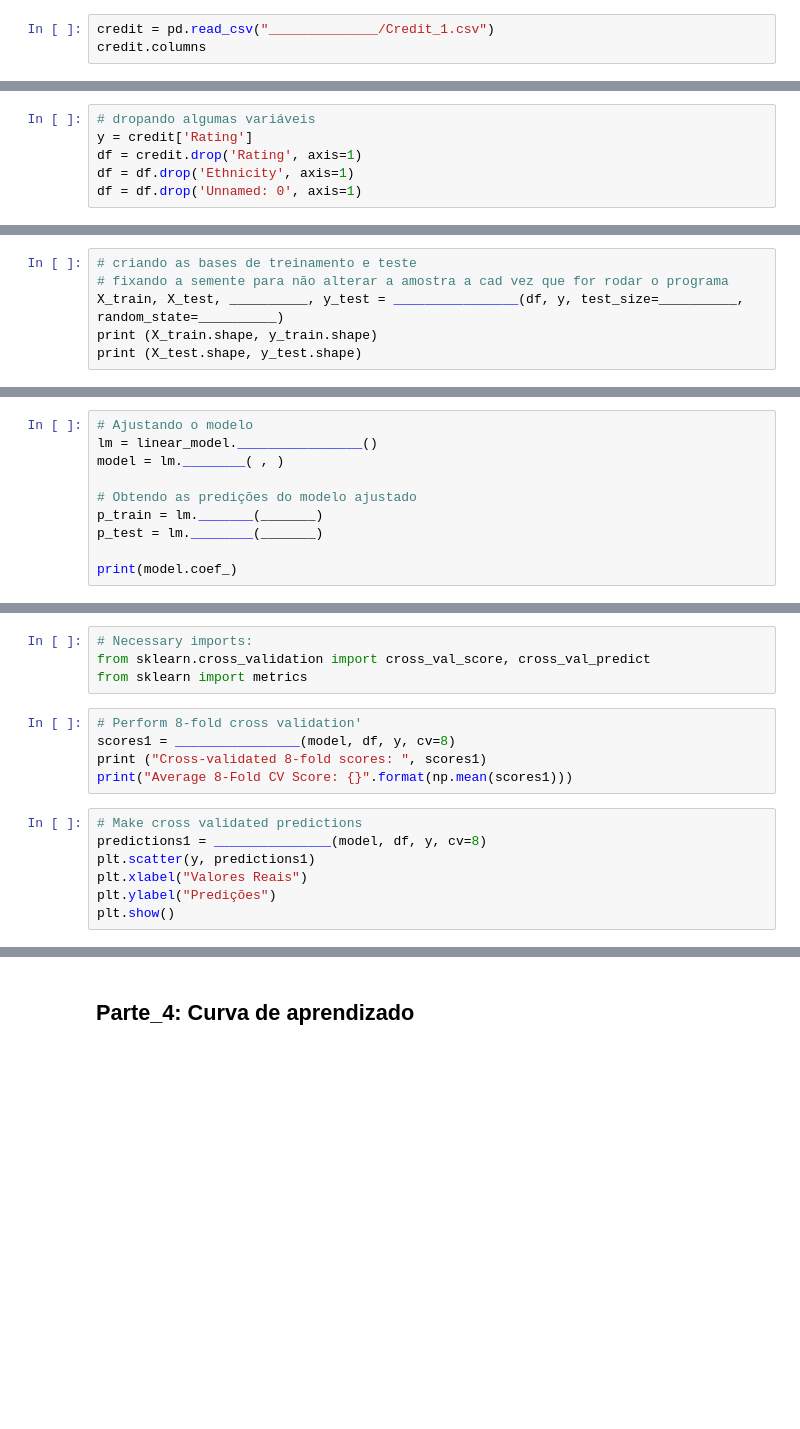
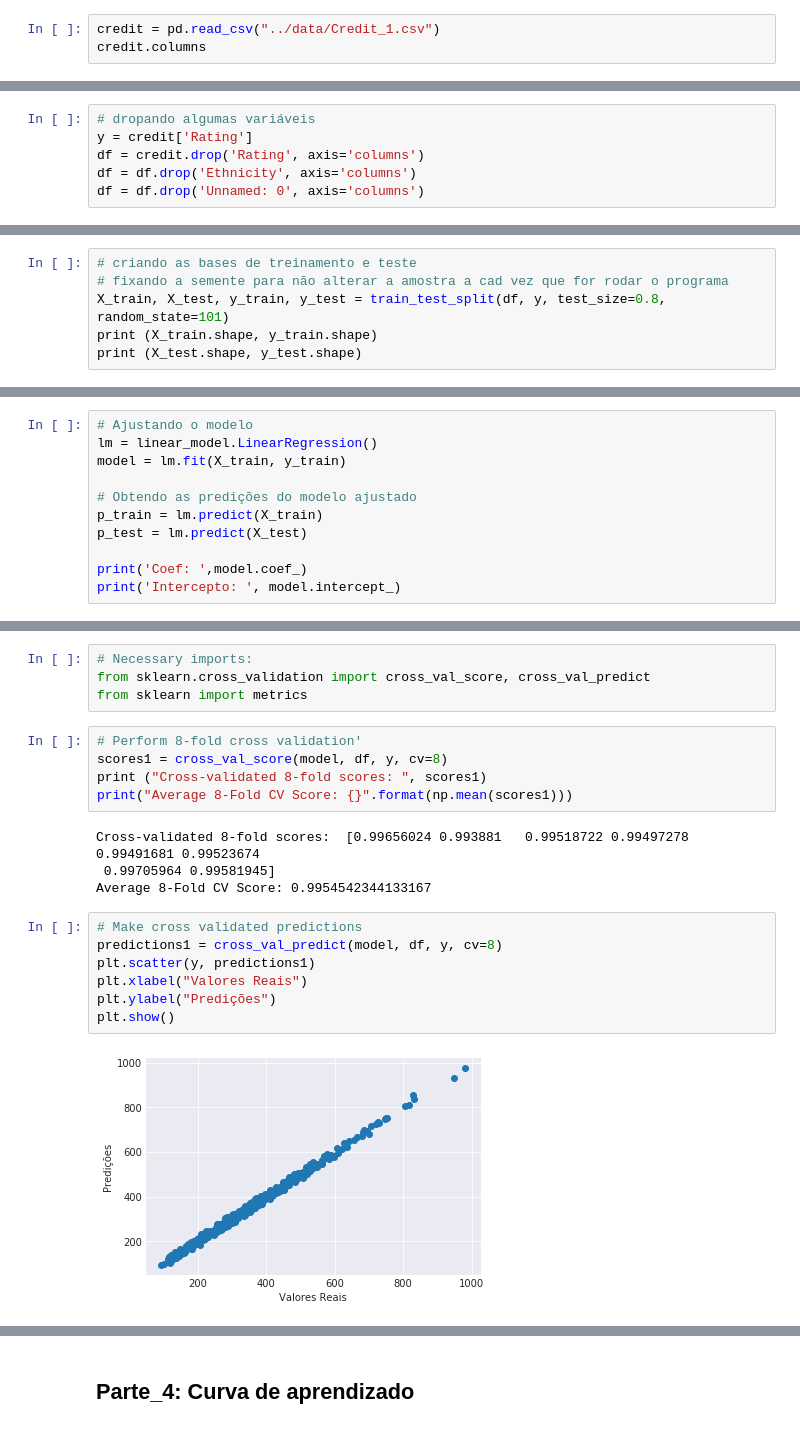
Before and after one commit to RodrigoDias27/dsc_fev2018, a Jupyter notebook: 18-cross-validation-regularization/notebooks/Aula_18 - Cross-validation_Desafio_completar.ipynb, the cells around one changed output, grey strips where cells are left out. Cells and saved outputs as stored; diff of their text form; blank space fills up the shorter version.

```diff
--- a/18-cross-validation-regularization/notebooks/Aula_18 - Cross-validation_Desafio_completar.ipynb
+++ b/18-cross-validation-regularization/notebooks/Aula_18 - Cross-validation_Desafio_completar.ipynb
@@ -26,5 +26,5 @@ from sklearn.model_selection import ShuffleSplit
 # %% [markdown]
 ## Carrega base de dados Rating
 # %%
-credit = pd.read_csv("______________/Credit_1.csv")
+credit = pd.read_csv("../data/Credit_1.csv")
 credit.columns
@@ -37,9 +50,9 @@ Geralmente é cerca de 80/20 ou 70/30.
 # %%
 # dropando algumas variáveis
 y = credit['Rating']
-df = credit.drop('Rating', axis=1)
-df = df.drop('Ethnicity', axis=1)
-df = df.drop('Unnamed: 0', axis=1)
+df = credit.drop('Rating', axis='columns')
+df = df.drop('Ethnicity', axis='columns')
+df = df.drop('Unnamed: 0', axis='columns')
 # %%
 # mudando o conteudo das variáveis binárias para 0 e 1
 def native(Student):
@@ -68,6 +88,6 @@ df.head()
 # %%
 # criando as bases de treinamento e teste
 # fixando a semente para não alterar a amostra a cad vez que for rodar o programa
-X_train, X_test, __________, y_test = ________________(df, y, test_size=__________, random_state=__________)
+X_train, X_test, y_train, y_test = train_test_split(df, y, test_size=0.8, random_state=101)
 print (X_train.shape, y_train.shape)
 print (X_test.shape, y_test.shape)
@@ -78,10 +108,11 @@ X_train.head()
 # %%
 # Ajustando o modelo
-lm = linear_model.________________()
-model = lm.________( , )
+lm = linear_model.LinearRegression()
+model = lm.fit(X_train, y_train)
 
 # Obtendo as predições do modelo ajustado
-p_train = lm._______(_______)
-p_test = lm.________(_______)
+p_train = lm.predict(X_train)
+p_test = lm.predict(X_test)
 
-print(model.coef_)
+print('Coef: ',model.coef_)
+print('Intercepto: ', model.intercept_)
@@ -114,14 +166,20 @@ from sklearn.cross_validation import cross_val_score, cross_val_predict
 from sklearn import metrics
 # %%
 # Perform 8-fold cross validation'
-scores1 = ________________(model, df, y, cv=8)
+scores1 = cross_val_score(model, df, y, cv=8)
 print ("Cross-validated 8-fold scores: ", scores1)
 print("Average 8-Fold CV Score: {}".format(np.mean(scores1)))
+# %% [output]
+Cross-validated 8-fold scores:  [0.99656024 0.993881   0.99518722 0.99497278 0.99491681 0.99523674
+ 0.99705964 0.99581945]
+Average 8-Fold CV Score: 0.9954542344133167
 # %%
 # Make cross validated predictions
-predictions1 = _______________(model, df, y, cv=8)
+predictions1 = cross_val_predict(model, df, y, cv=8)
 plt.scatter(y, predictions1)
 plt.xlabel("Valores Reais")
 plt.ylabel("Predições")
 plt.show()
+# %% [output]
+[figure, added]
 # %%
```
Also changed, not shown: parts of 26 cells of this notebook, 2 other files.
